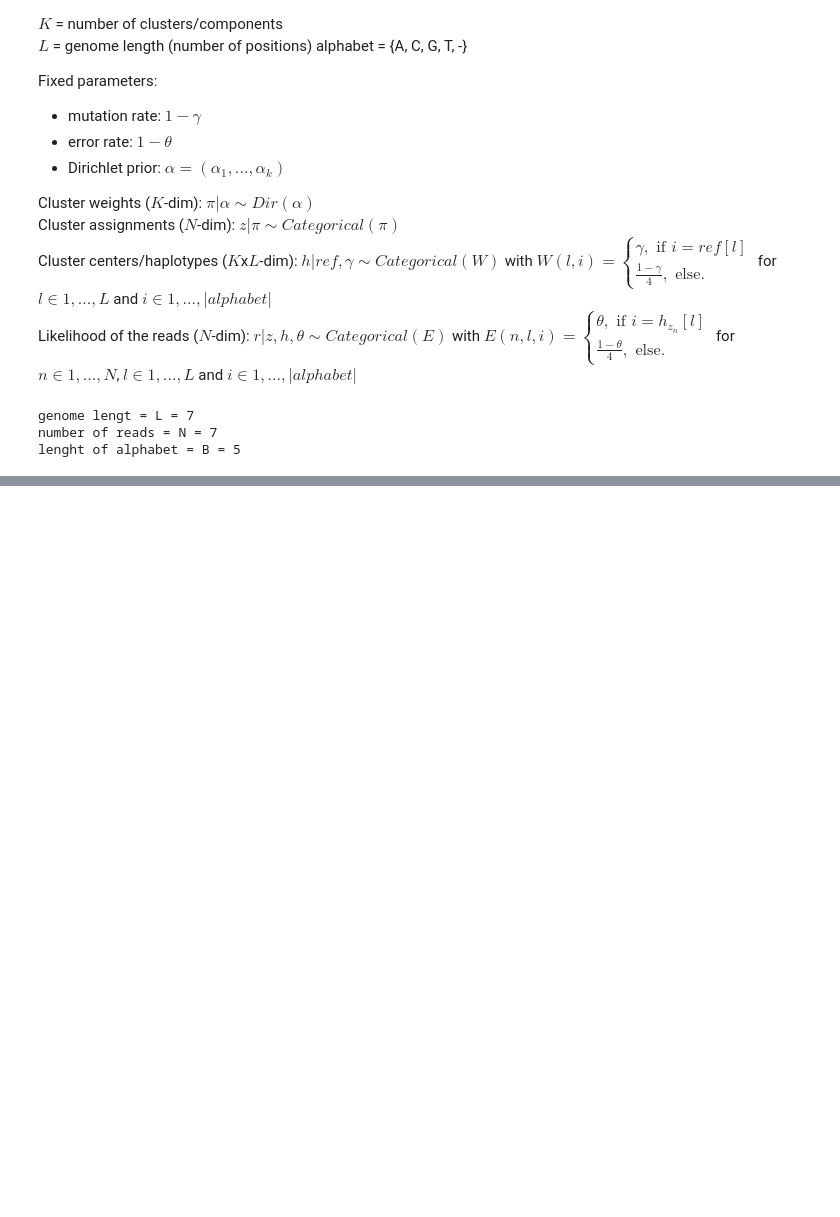
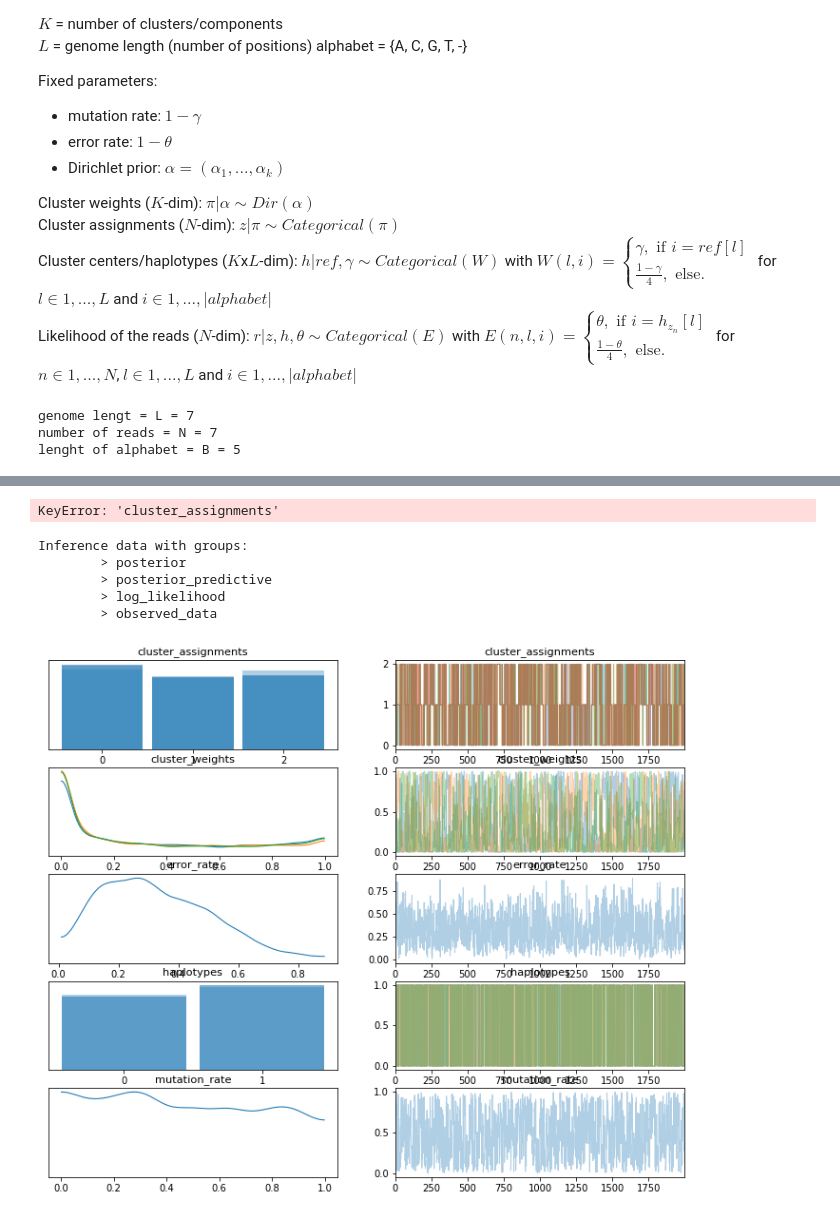
Before and after one commit to LaraFuhrmann/dpm_inference, a Jupyter notebook: dpm_inference/NumPyro.ipynb, the cells around one changed output, grey strips where cells are left out. Saved outputs shown, nothing was run; the diff lists cells and outputs as text; code cells hidden in the pictures; blank space fills up the shorter version.

Commit message:
Minimal model (in the sense of only one seq-position) inference using Gibbs+NUTS

```diff
--- a/dpm_inference/NumPyro.ipynb
+++ b/dpm_inference/NumPyro.ipynb
@@ -157,0 +169,7 @@ InconclusiveDimensionOperation: Cannot divide evenly the sizes of shapes (10, 1,
+# %%
+ref = jnp.array([0])
+reads = jnp.array([[0], [1], [1], [1]])
+
+input_data = ref, reads
+
+cluster_num = 3
@@ -157,0 +218,13 @@ InconclusiveDimensionOperation: Cannot divide evenly the sizes of shapes (10, 1,
+# %%
+rng_key = jax.random.PRNGKey(0)
+
+num_warmup, num_samples = 1000, 2000
+
+# Run NUTS. How many chains?
+kernel = NUTS(model_1dim)
+mcmc = MCMC(
+    DiscreteHMCGibbs(kernel),
+    num_warmup=num_warmup,
+    num_samples=num_samples,
+)
+mcmc.run(rng_key, input_data)
@@ -157,0 +298,26 @@ InconclusiveDimensionOperation: Cannot divide evenly the sizes of shapes (10, 1,
+# %%
+# Add "cluster_assignments" values to mcmc samples
+posterior_samples["cluster_assignments"] = posterior_predictions["cluster_assignments"]
+# %% [output]
+KeyError: 'cluster_assignments'
+# %%
+inference_data = az.from_numpyro(
+    posterior=mcmc,
+    posterior_predictive=posterior_predictions,
+)
+display(inference_data)
+# %% [output]
+Inference data with groups:
+        > posterior
+        > posterior_predictive
+        > log_likelihood
+        > observed_data
+# %%
+import arviz as az
+import matplotlib.pyplot as plt
+
+data = az.from_numpyro(mcmc)
+az.plot_trace(data, compact=True)
+plt.show()
+# %% [output]
+[figure, added]
```
Also changed, not shown: parts of 12 cells of this notebook.
